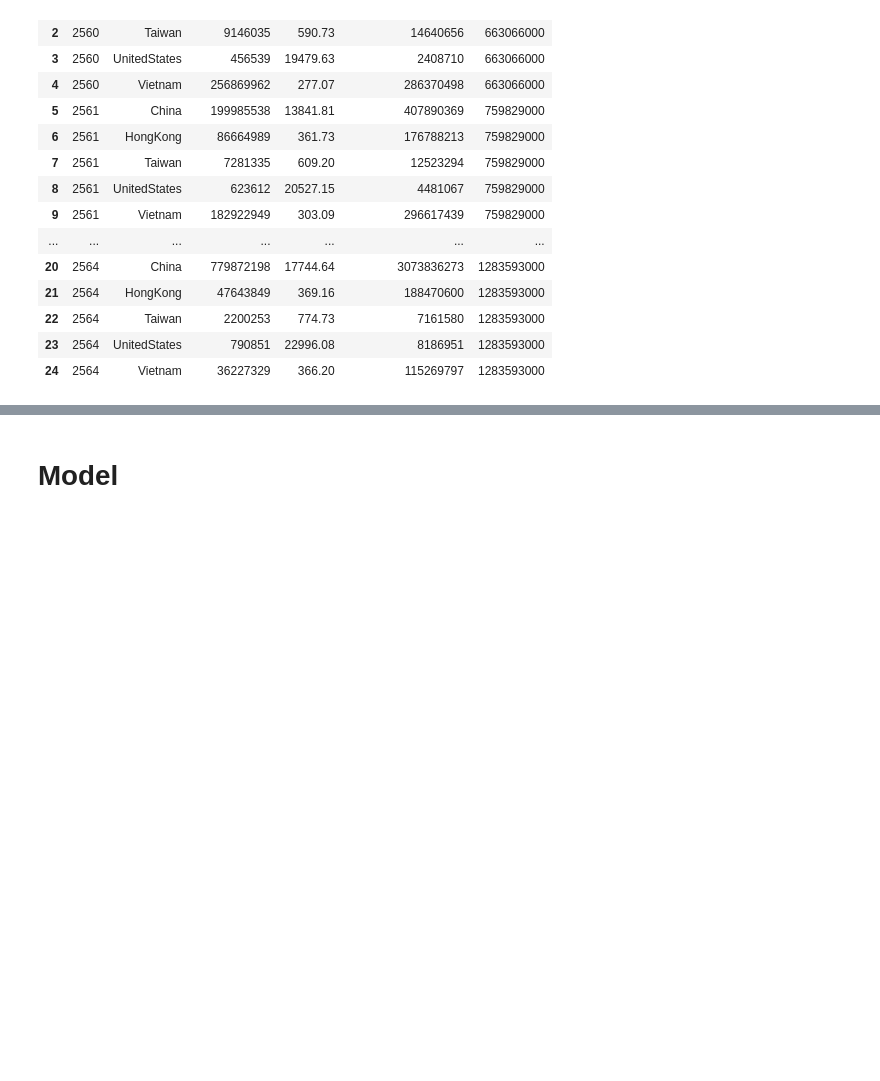
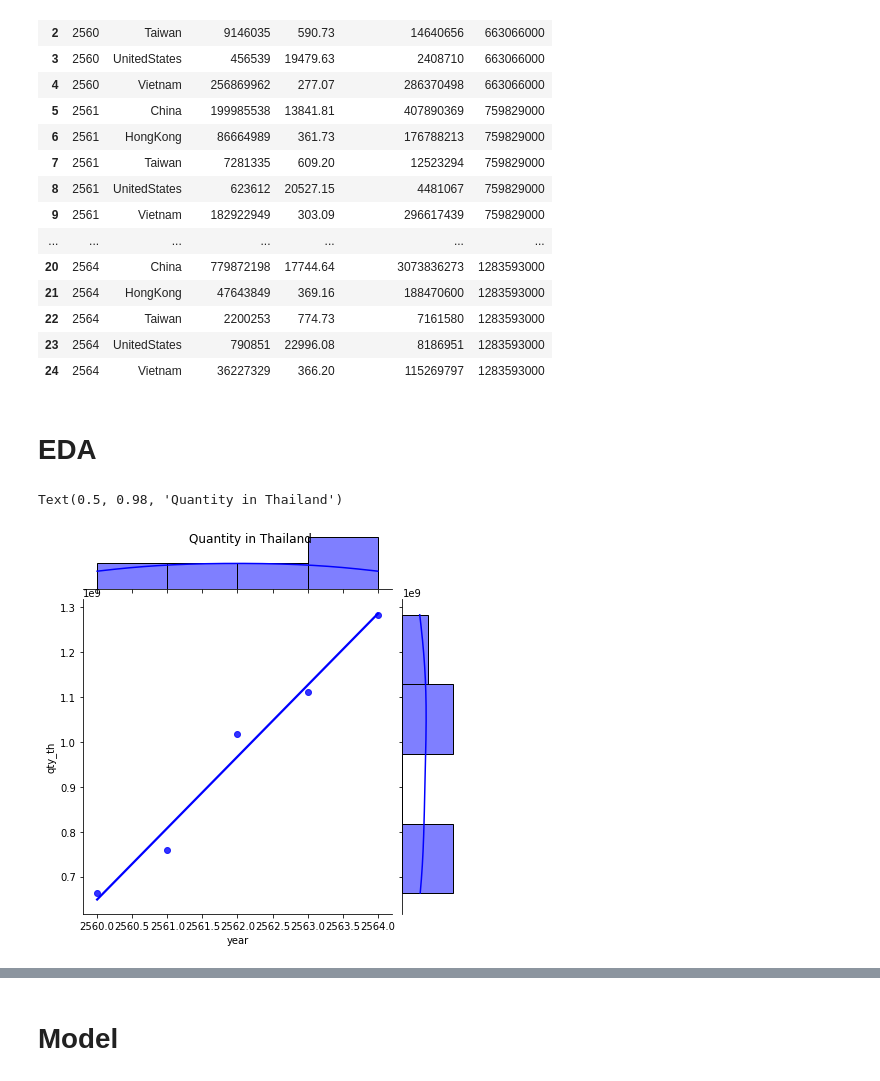
Before and after one commit to IsDaBaeS/DSI314-Project, a Jupyter notebook: multiple_linear_regression.ipynb, the cells around one changed output, grey strips where cells are left out. Cells and saved outputs as stored; diff of their text form; code cells hidden in the pictures; blank space fills up the shorter version.

```diff
--- a/multiple_linear_regression.ipynb
+++ b/multiple_linear_regression.ipynb
@@ -338,3 +338,5 @@ data
 | 22 | 2564 | Taiwan | 2200253 | 774.73 | 7161580 | 1283593000 |
 | 23 | 2564 | UnitedStates | 790851 | 22996.08 | 8186951 | 1283593000 |
 | 24 | 2564 | Vietnam | 36227329 | 366.20 | 115269797 | 1283593000 |
+# %% [markdown]
+# EDA
@@ -340,0 +359,6 @@ data
+# %%
+sns.jointplot(x='year', y='qty_th', data=df_in_th, kind='reg', ci=None,
+              color='blue').fig.suptitle("Quantity in Thailand", fontsize=12)
+# %% [output]
+Text(0.5, 0.98, 'Quantity in Thailand')
+[figure, added]
```
Also changed, not shown: parts of 39 cells of this notebook.
